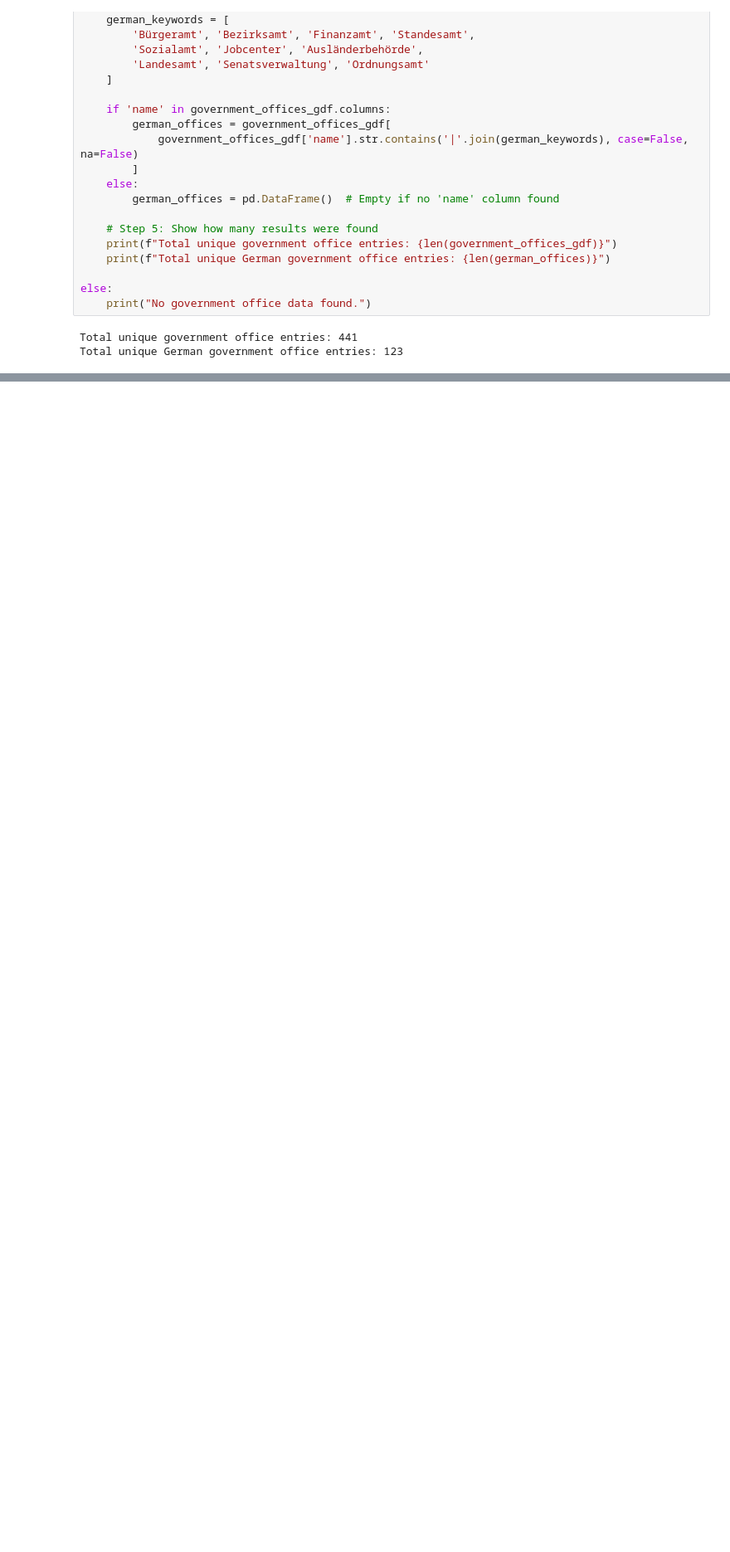
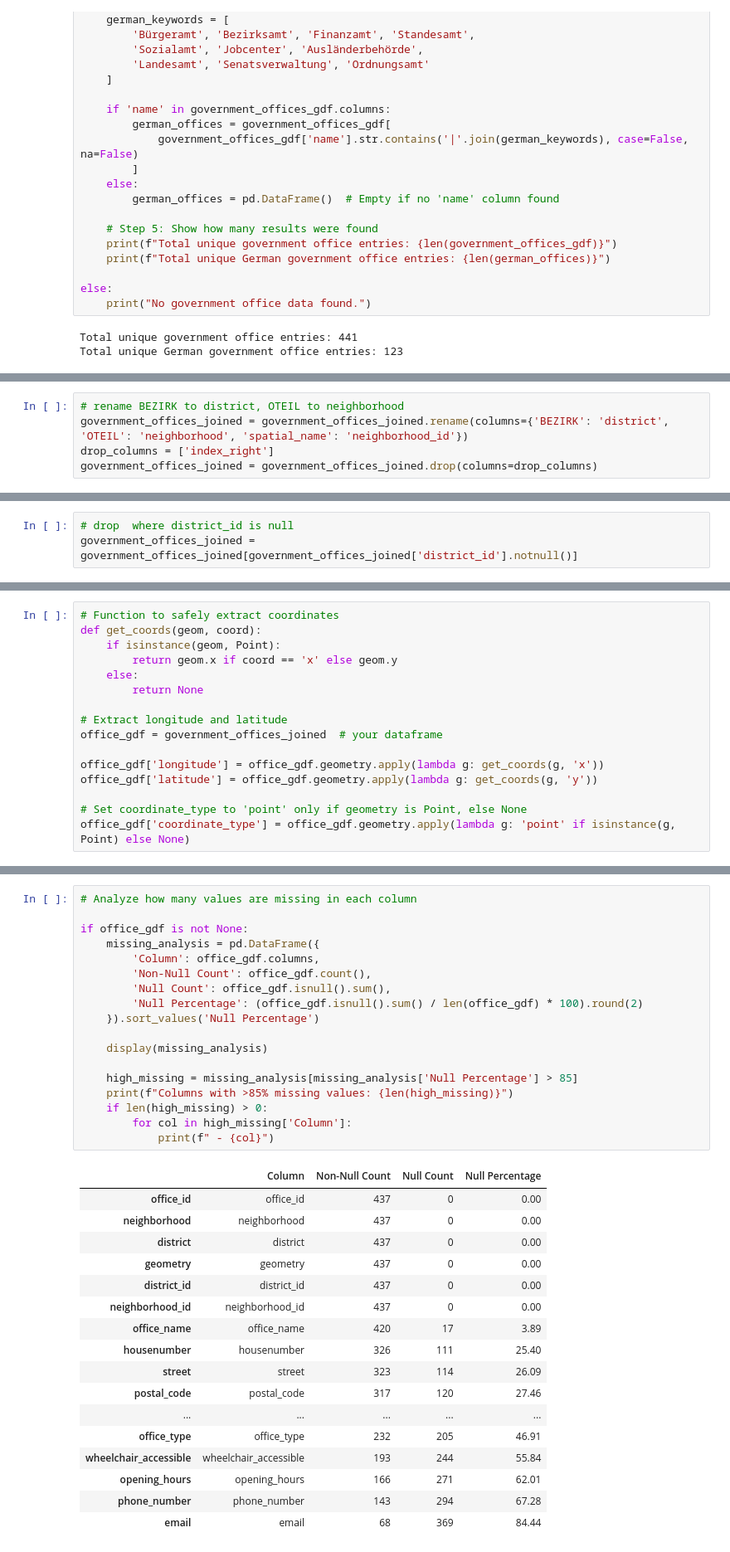
Before and after one commit to Nigar1209/berlin-poi-osm-pipeline, a Jupyter notebook: government_offices/scripts/government_offices_data_transformation.ipynb, the cells around one changed output, grey strips where cells are left out. Shown at 83% size. Cells and saved outputs as stored; diff of their text form; blank space fills up the shorter version.

```diff
--- a/government_offices/scripts/government_offices_data_transformation.ipynb
+++ b/government_offices/scripts/government_offices_data_transformation.ipynb
@@ -375,0 +386,5 @@ Validate and Clean Geospatial Data:
+# %%
+# rename BEZIRK to district, OTEIL to neighborhood
+government_offices_joined = government_offices_joined.rename(columns={'BEZIRK': 'district', 'OTEIL': 'neighborhood', 'spatial_name': 'neighborhood_id'})
+drop_columns = ['index_right']
+government_offices_joined = government_offices_joined.drop(columns=drop_columns)
@@ -375,0 +420,3 @@ Validate and Clean Geospatial Data:
+# %%
+# drop  where district_id is null
+government_offices_joined = government_offices_joined[government_offices_joined['district_id'].notnull()]
@@ -375,0 +432,16 @@ Validate and Clean Geospatial Data:
+# %%
+# Function to safely extract coordinates
+def get_coords(geom, coord):
+    if isinstance(geom, Point):
+        return geom.x if coord == 'x' else geom.y
+    else:
+        return None
+
+# Extract longitude and latitude
+office_gdf = government_offices_joined  # your dataframe
+
+office_gdf['longitude'] = office_gdf.geometry.apply(lambda g: get_coords(g, 'x'))
+office_gdf['latitude'] = office_gdf.geometry.apply(lambda g: get_coords(g, 'y'))
+
+# Set coordinate_type to 'point' only if geometry is Point, else None
+office_gdf['coordinate_type'] = office_gdf.geometry.apply(lambda g: 'point' if isinstance(g, Point) else None)
@@ -375,0 +470,36 @@ Validate and Clean Geospatial Data:
+# %%
+# Analyze how many values are missing in each column
+
+if office_gdf is not None:
+    missing_analysis = pd.DataFrame({
+        'Column': office_gdf.columns,
+        'Non-Null Count': office_gdf.count(),
+        'Null Count': office_gdf.isnull().sum(),
+        'Null Percentage': (office_gdf.isnull().sum() / len(office_gdf) * 100).round(2)
+    }).sort_values('Null Percentage')
+
+    display(missing_analysis)
+
+    high_missing = missing_analysis[missing_analysis['Null Percentage'] > 85]
+    print(f"Columns with >85% missing values: {len(high_missing)}")
+    if len(high_missing) > 0:
+        for col in high_missing['Column']:
+            print(f" - {col}")
+# %% [output]
+|  | Column | Non-Null Count | Null Count | Null Percentage |
+| office_id | office_id | 437 | 0 | 0.00 |
+| neighborhood | neighborhood | 437 | 0 | 0.00 |
+| district | district | 437 | 0 | 0.00 |
+| geometry | geometry | 437 | 0 | 0.00 |
+| district_id | district_id | 437 | 0 | 0.00 |
+| neighborhood_id | neighborhood_id | 437 | 0 | 0.00 |
+| office_name | office_name | 420 | 17 | 3.89 |
+| housenumber | housenumber | 326 | 111 | 25.40 |
+| street | street | 323 | 114 | 26.09 |
+| postal_code | postal_code | 317 | 120 | 27.46 |
+| ... | ... | ... | ... | ... |
+| office_type | office_type | 232 | 205 | 46.91 |
+| wheelchair_accessible | wheelchair_accessible | 193 | 244 | 55.84 |
+| opening_hours | opening_hours | 166 | 271 | 62.01 |
+| phone_number | phone_number | 143 | 294 | 67.28 |
+| email | email | 68 | 369 | 84.44 |
```
Also changed, not shown: parts of 60 cells of this notebook, 7 other files.
